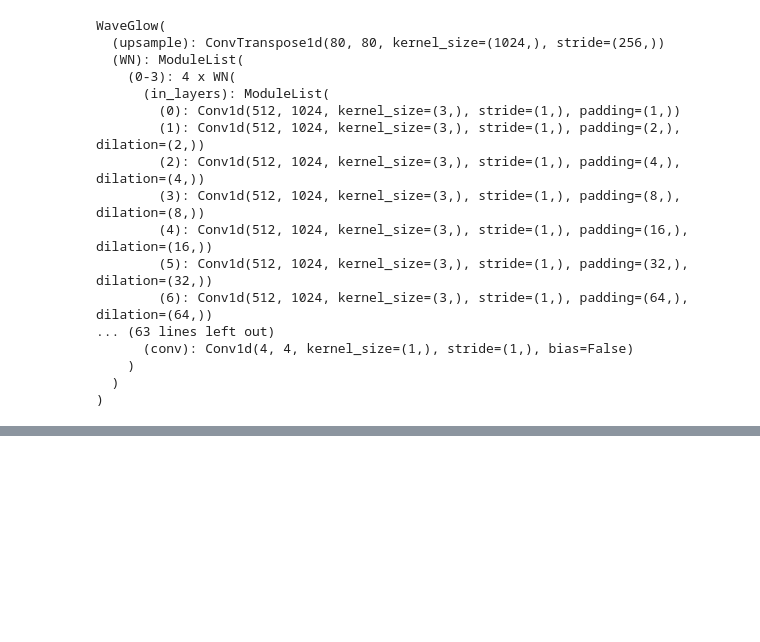
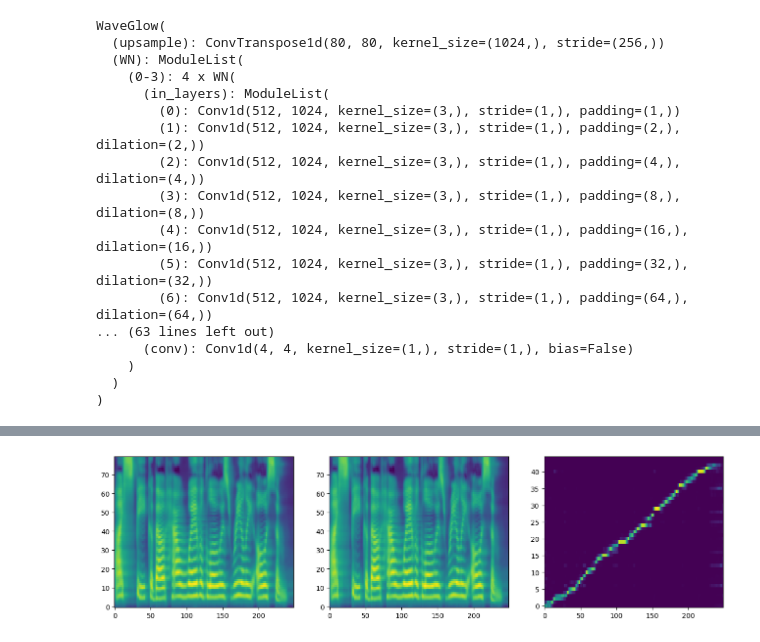
Before and after one commit to catafest/colab_google, a Jupyter notebook: catafest_0059.ipynb, the cells around one changed output, grey strips where cells are left out. Cells and saved outputs as stored; diff of their text form; code cells hidden in the pictures; blank space fills up the shorter version.

```diff
--- a/catafest_0059.ipynb
+++ b/catafest_0059.ipynb
@@ -378,3 +378,38 @@ Forma lui alignments: torch.Size([1, 254, 45])
 Dimensiunea originală a lui mel_outputs_postnet: torch.Size([1])
 Dimensiunea lui mel_outputs_postnet după ajustare: torch.Size([1])
 [interactive output not drawn]
+# %%
+import matplotlib.pyplot as plt
+
+def plot_data(data, figsize=(16, 4)):
+    fig, axes = plt.subplots(1, len(data), figsize=figsize)
+    for i in range(len(data)):
+        axes[i].imshow(data[i], aspect='auto', origin='lower',
+                       interpolation='none')
+    plt.show()
+# %%
+sequence = np.array(text_to_sequence(INPUT_TEXT, ['english_cleaners']))[None, :]
+sequence = torch.autograd.Variable(torch.from_numpy(sequence)).long()
+sequence = sequence.cuda()
+
+# Calculate input_lengths
+input_lengths = torch.LongTensor([sequence.shape[1]]).cuda()
+
+# Use tacotron2 instead of model
+# Assuming tacotron2.infer is the correct method to call for inference
+# Pass input_lengths to infer method
+# Changed line: Removed the extra '_' variable for unpacking
+mel_outputs, mel_outputs_postnet, alignments = tacotron2.infer(sequence, input_lengths)
+
+# plot_data expects 2D arrays for visualization
+# mel_outputs_postnet and alignments have the expected shapes
+
+# Selecting the first element (index 0) from mel_outputs & mel_outputs_postnet
+# to get 2D arrays suitable for plotting with imshow:
+# Fixed: Indexing mel_outputs and mel_outputs_postnet correctly
+#Instead of plotting mel_outputs_postnet which is 1 dimensional we plot mel_outputs[0] which is 2 dimensional
+plot_data((mel_outputs.data.cpu().numpy()[0],
+           mel_outputs.data.cpu().numpy()[0],
+           alignments.data.cpu().numpy()[0].T))
+# %% [output]
+[figure, added]
```
Also changed, not shown: parts of 3 cells of this notebook.
